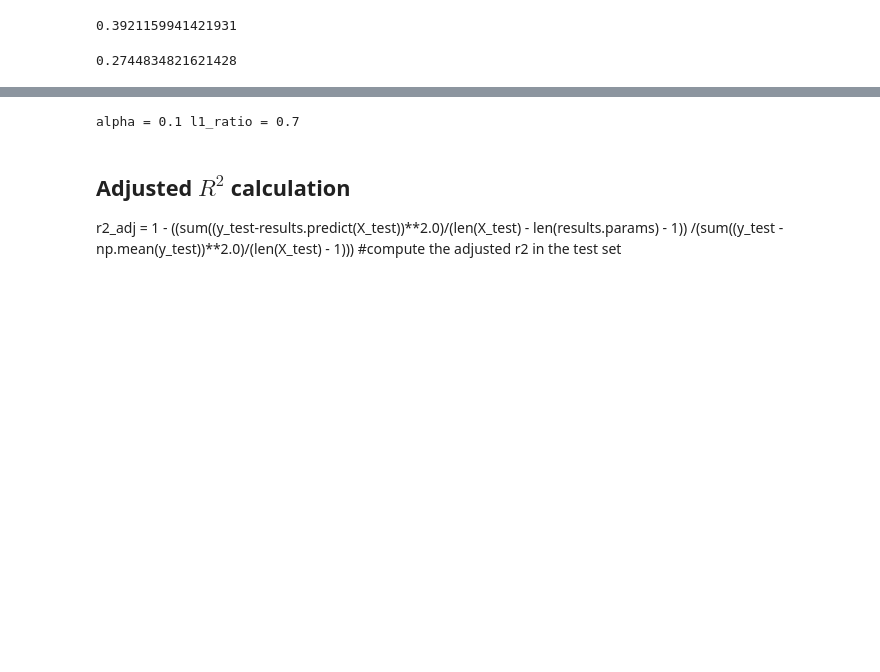
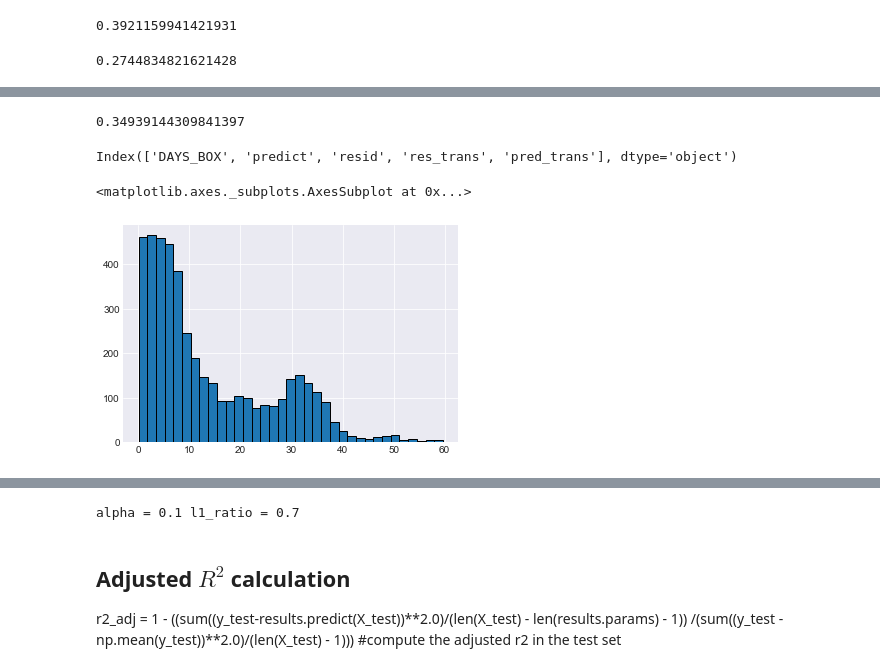
Before and after one commit to ttrumbly/Kiva_Microloans, a Jupyter notebook: Project_2_Kiva_Data_current.ipynb, the cells around one changed output, grey strips where cells are left out. Saved outputs shown, nothing was run; the diff lists cells and outputs as text; code cells hidden in the pictures; blank space fills up the shorter version.

```diff
--- a/Project_2_Kiva_Data_current.ipynb
+++ b/Project_2_Kiva_Data_current.ipynb
@@ -456,0 +500,14 @@ array([2.35668157, 3.33894748, 2.92540494, ..., 2.46832039, 2.73409149,
+# %%
+pred_y = est.predict(X)
+est.score(X,y)
+# %% [output]
+0.34939144309841397
+# %%
+data.columns
+# %% [output]
+Index(['DAYS_BOX', 'predict', 'resid', 'res_trans', 'pred_trans'], dtype='object')
+# %%
+data.DAYS.hist(bins=35)
+# %% [output]
+<matplotlib.axes._subplots.AxesSubplot at 0x...>
+[figure, added]
```
Also changed, not shown: parts of 36 cells of this notebook, 3 other files.
